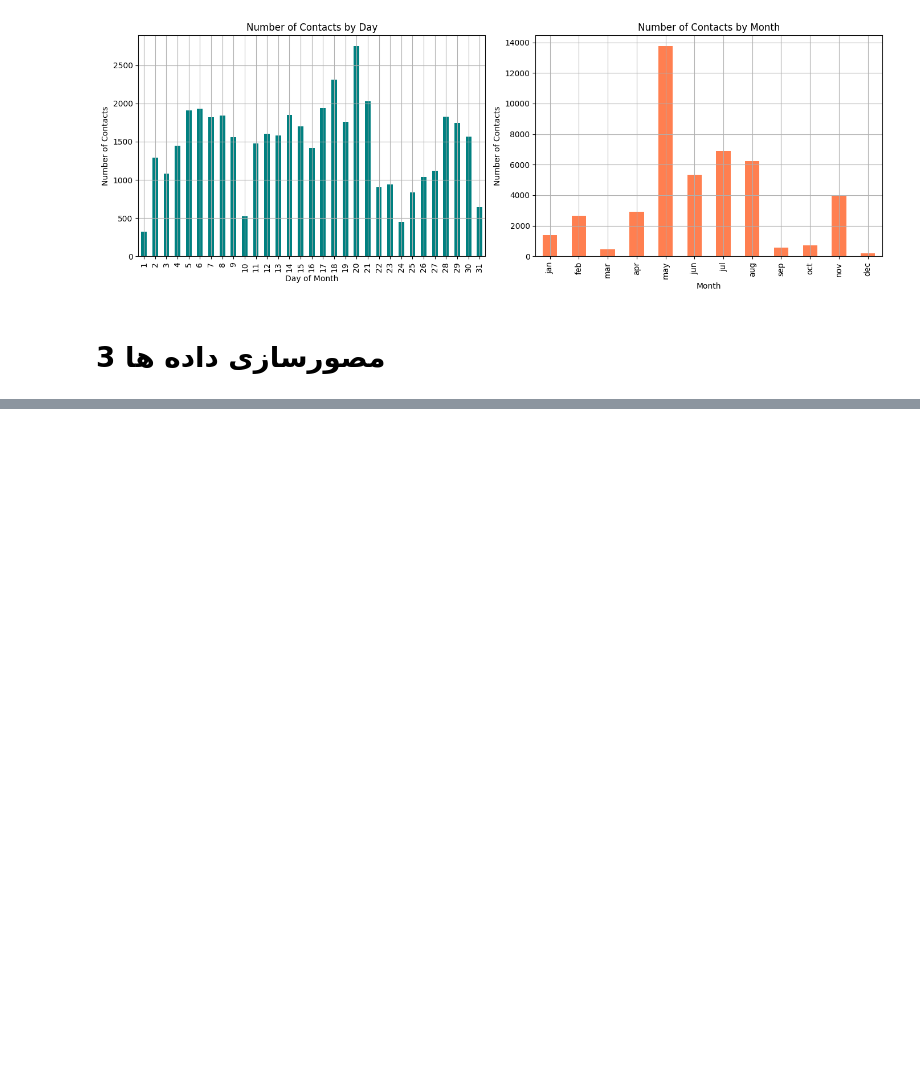
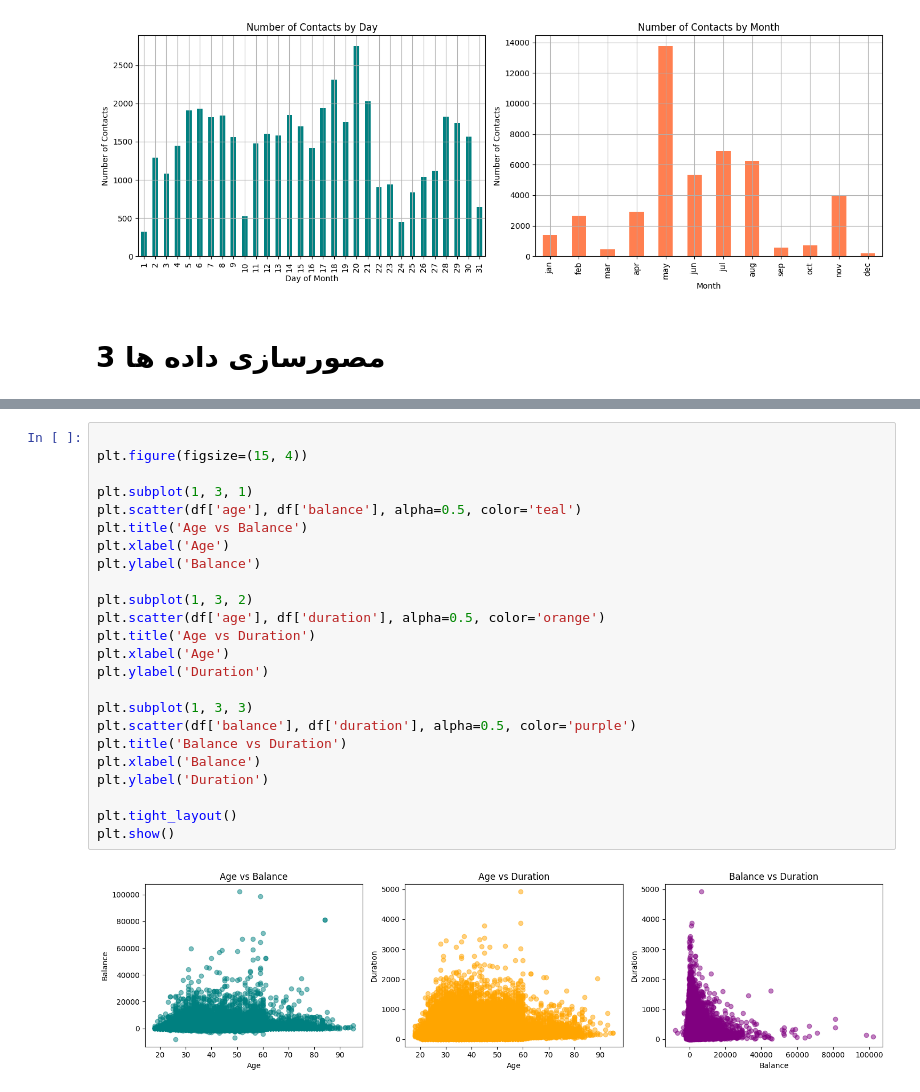
Before and after one commit to behnaz-raiesie/Bank_Projetc, a Jupyter notebook: BankAnalysis.ipynb, the cells around one changed output, grey strips where cells are left out. Saved outputs shown, nothing was run; the diff lists cells and outputs as text; blank space fills up the shorter version.

```diff
--- a/BankAnalysis.ipynb
+++ b/BankAnalysis.ipynb
@@ -500,0 +563,26 @@ plt.show()
+# %%
+
+plt.figure(figsize=(15, 4))
+
+plt.subplot(1, 3, 1)
+plt.scatter(df['age'], df['balance'], alpha=0.5, color='teal')
+plt.title('Age vs Balance')
+plt.xlabel('Age')
+plt.ylabel('Balance')
+
+plt.subplot(1, 3, 2)
+plt.scatter(df['age'], df['duration'], alpha=0.5, color='orange')
+plt.title('Age vs Duration')
+plt.xlabel('Age')
+plt.ylabel('Duration')
+
+plt.subplot(1, 3, 3)
+plt.scatter(df['balance'], df['duration'], alpha=0.5, color='purple')
+plt.title('Balance vs Duration')
+plt.xlabel('Balance')
+plt.ylabel('Duration')
+
+plt.tight_layout()
+plt.show()
+# %% [output]
+[figure, added]
```
Also changed, not shown: parts of 8 cells of this notebook.
